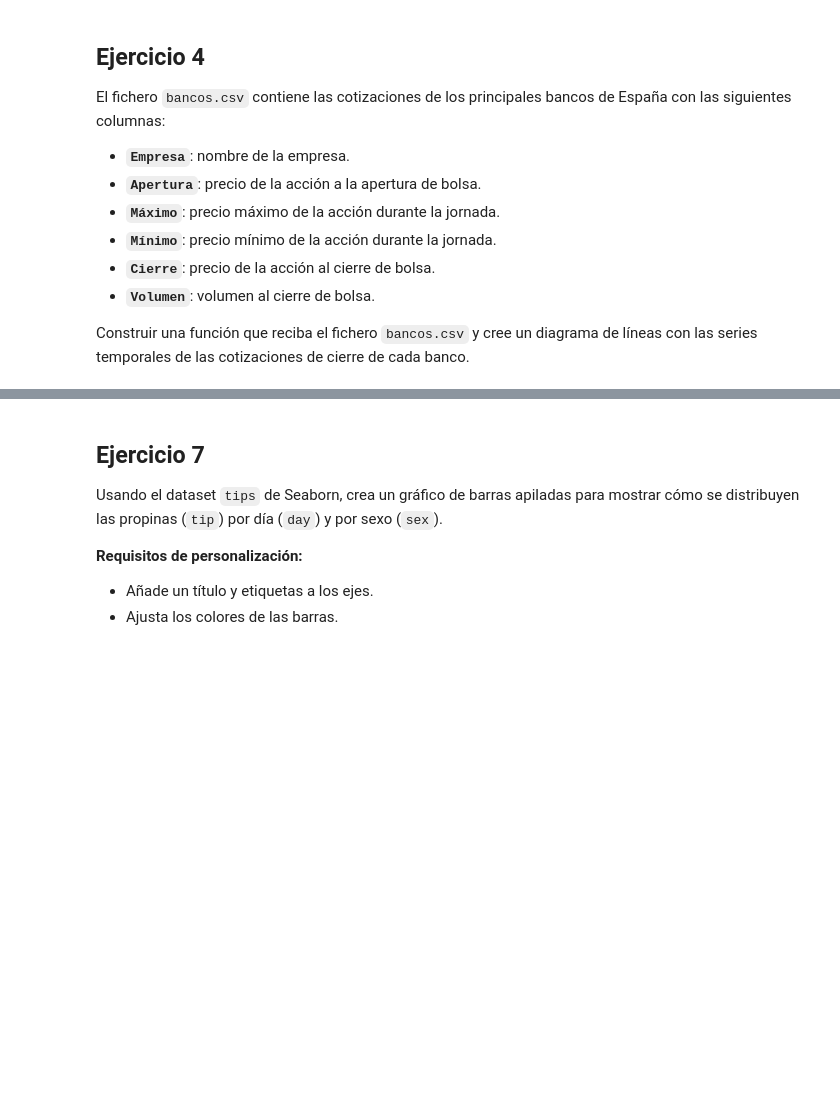
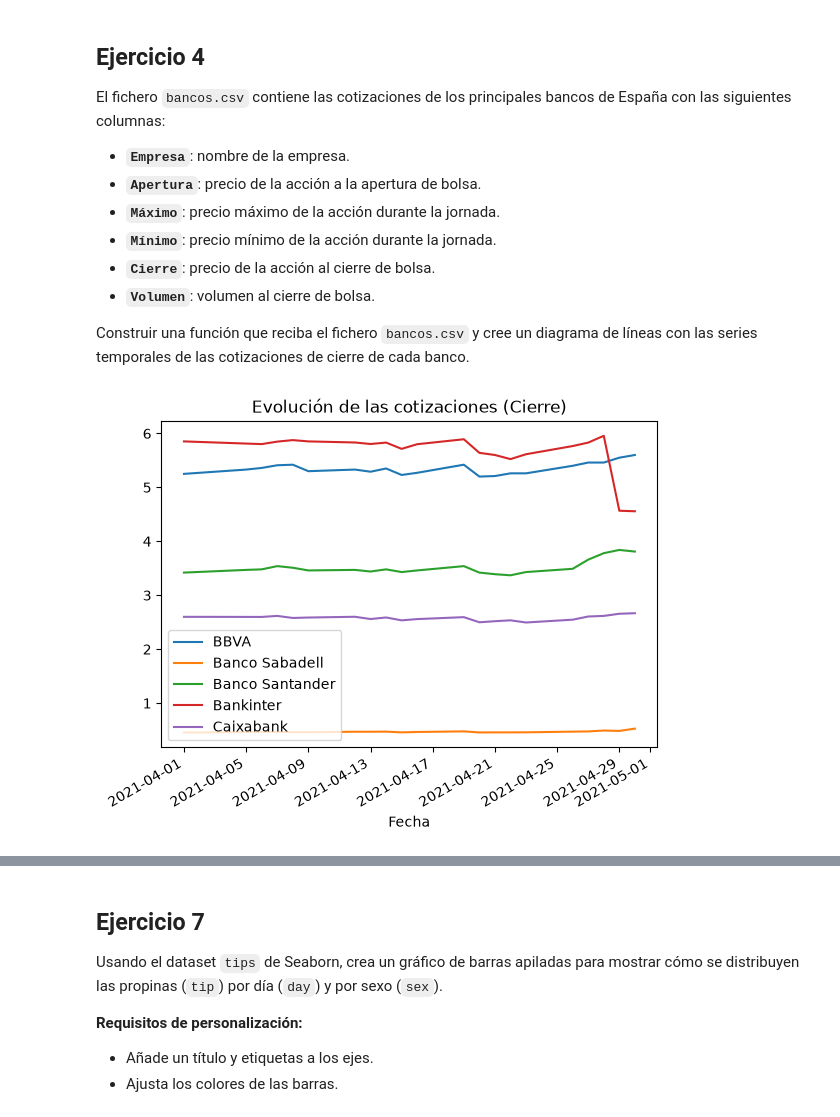
Before and after one commit to Manuel-Avecilla/PIA-MIA, a Jupyter notebook: matplotlib/Ejercicios_con_Matplotlib.ipynb, the cells around one changed output, grey strips where cells are left out. Saved outputs shown, nothing was run; the diff lists cells and outputs as text; code cells hidden in the pictures; blank space fills up the shorter version.

```diff
--- a/matplotlib/Ejercicios_con_Matplotlib.ipynb
+++ b/matplotlib/Ejercicios_con_Matplotlib.ipynb
@@ -81,3 +78,25 @@ El fichero `bancos.csv` contiene las cotizaciones de los principales bancos de E
 - **`Volumen`**: volumen al cierre de bolsa.
 
 Construir una función que reciba el fichero `bancos.csv` y cree un diagrama de líneas con las series temporales de las cotizaciones de cierre de cada banco.
+# %%
+def evolucion_cotizacion(datos, variable):
+
+    fig, ax = plt.subplots()
+
+    datos.groupby('Empresa').plot(x = 'Fecha', y = variable, ax = ax)
+
+    plt.title('Evolución de las cotizaciones (' + variable + ')')
+
+    plt.legend(df_datos.groupby('Empresa').groups.keys())
+
+    return ax
+
+df_datos = pd.read_csv('bancos.csv')
+
+df_datos["Fecha"] = pd.to_datetime(df_datos["Fecha"])
+
+evolucion_cotizacion(df_datos, 'Cierre')
+
+plt.show()
+# %% [output]
+[figure, added]
```
Also changed, not shown: parts of 28 cells of this notebook.
